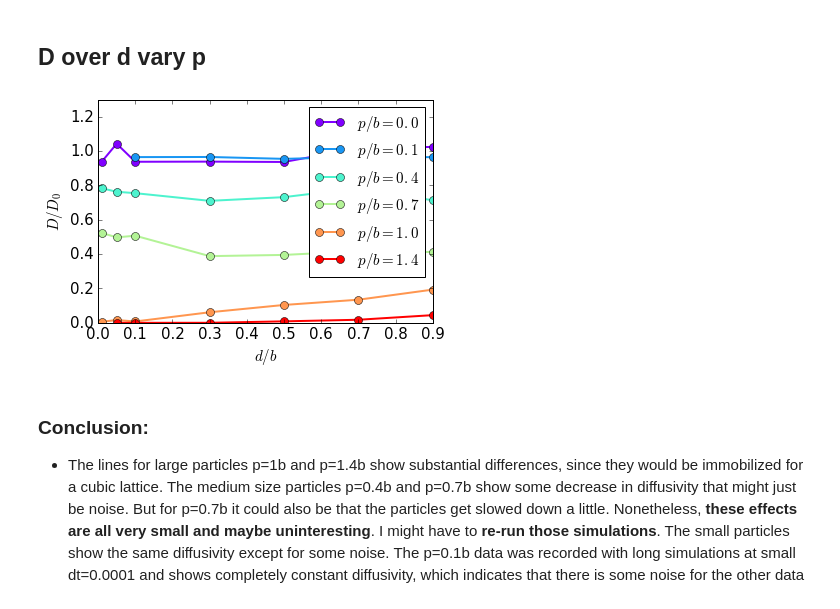
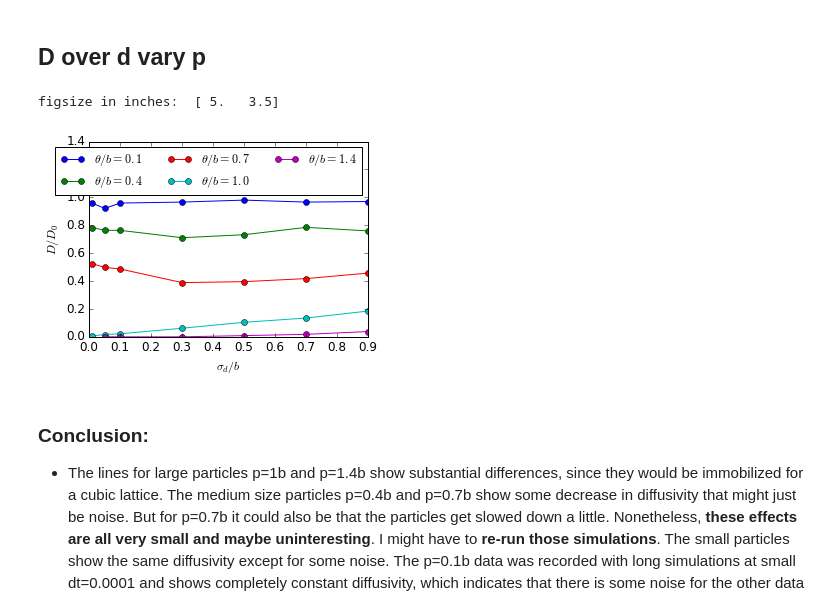
Before and after one commit to JohannHansing/iPythonNB, a Jupyter notebook: Ranb/Ranb.ipynb, the cells around one changed output. Drawn from its saved outputs; the diff is of its cells as text; code cells hidden in the pictures.

```diff
--- a/Ranb/Ranb.ipynb
+++ b/Ranb/Ranb.ipynb
@@ -326,10 +350,12 @@ def getDop_kop_k_aop_U_d(aop,u=0,k='1.000',kop=0,trigger='fixb',system='rand',d=
         #else: print("Error: File not found!\n"+str(file))
     return np.array(sorted(data))
 # %%
-def ptoPhi(data,aop,zeroa=False):
+def ptoPhi(data,aop=0,zeroa=False,zerop=False):
     prels=data[:,0]
     if zeroa:
         prels/=(1.+aop)
+    elif zerop:
+        aop=1
     phis=phiOverlap(prels*aop)
     data[:,0]=phis
 # %%
@@ -395,34 +463,37 @@ Agreement is found to random polymer lattice model by Johnson for $d=0.5b$.
 # %% [markdown]
 ## D over d vary p
 # %%
-def getDod_p_a_u_k(p,a=0,u=0,k='1.000',dt='0.0005',trigger='fixb'):
+def getDod_p_a_u_k(p,a=0,u=0,k='1.000',trigger='fixb'):
     initfolder=root+"/Documents/workspace-cpp/RanbSPS/Release/sim_data/rand/"
     data=[]
-    if p<=1: dt='0.0001'
-    if p==0: dt='0.0005'
     #TODO implement obtain data for d=0 lattice
+    dArr=[]
     for ddir in os.listdir(initfolder):
         if "DS" in ddir: continue
         d=float(ddir[1:])
         drel=d/10.
-        file=initfolder+ddir+"/"+trigger+"/dt"+dt+"/t200/a0/p"+str(p)+'/k'+k+'/u'+str(u)+'/InstantValues/linear_fit_parametersMSD.txt'
-        #print(file)
-        if os.path.isfile(file):
-            #print(file)
-            with open(file, 'r') as fitf:
-                m = (fitf.readline().split('m')[1]).split()[0]
-            data.append([float(drel),float(m)]) #the [:-1] serves to cut the linebreak '\n' from the string m.
-        #else: print("Error: File not found!\n"+str(file))
+        folder=initfolder+ddir+"/"+trigger
+        for dtdir in os.listdir(folder): #search smallest dt first
+            file=folder+"/"+dtdir+"/t200/a0/p"+str(p)+'/k'+k+'/u'+str(u)+'/InstantValues/linear_fit_parametersMSD.txt'
+            if os.path.isdir(folder):
+                if os.path.isfile(file):
+                    if d in dArr: continue
+                    dArr.append(d)
+                    with open(file, 'r') as fitf:
+                        m = (fitf.readline().split('m')[1]).split()[0]
+                    data.append([float(drel),float(m)]) #the [:-1] serves to cut the linebreak '\n' from the string m.
+                #else: print("Error: File not found!\n"+str(file))
     return np.array(sorted(data))
 # %%
 a=0; u=0;
-pArr=[0,1,4,7,10,14]
-ddataArr=[getDod_p_a_u_k(p,a,u,k='1.000',dt='0.0005',trigger='fixb') for p in pArr]
+pArr=[1,4,7,10,14]
+ddataArr=[getDod_p_a_u_k(p,a,u,k='1.000',trigger='fixb') for p in pArr]
 
-titleArr = ['$p/b = '+str(p/10.)+'$' for p in pArr]
-plotdataArr(ddataArr,r'd/b',lineArr=titleArr,tofile=True,filename='D_over_d_vary_p_u0_a0')
+titleArr = [r'$\theta/b = '+str(p/10.)+'$' for p in pArr]
+plotdata(ddataArr,r'\sigma_d/b',titleArr,tofile=True,filename='D_over_d_vary_p_u0_a0',ncol=3,ylim=[0,1.4])
 # %% [output]
+figsize in inches:  [ 5.   3.5]
-[figure, old version]
+[figure, new version]
 # %% [markdown]
 ### Conclusion:
 * The lines for large particles p=1b and p=1.4b show substantial differences, since they would be immobilized for a cubic lattice. The medium size particles p=0.4b and p=0.7b show some decrease in diffusivity that might just be noise. But for p=0.7b it could also be that the particles get slowed down a little. Nonetheless, **these effects are all very small and maybe uninteresting**. I might have to **re-run those simulations**. The small particles show the same diffusivity except for some noise. The p=0.1b data was recorded with long simulations at small dt=0.0001 and shows completely constant diffusivity, which indicates that there is some noise for the other data points.
```
Also changed, not shown: parts of 46 cells of this notebook, 4 other files.
